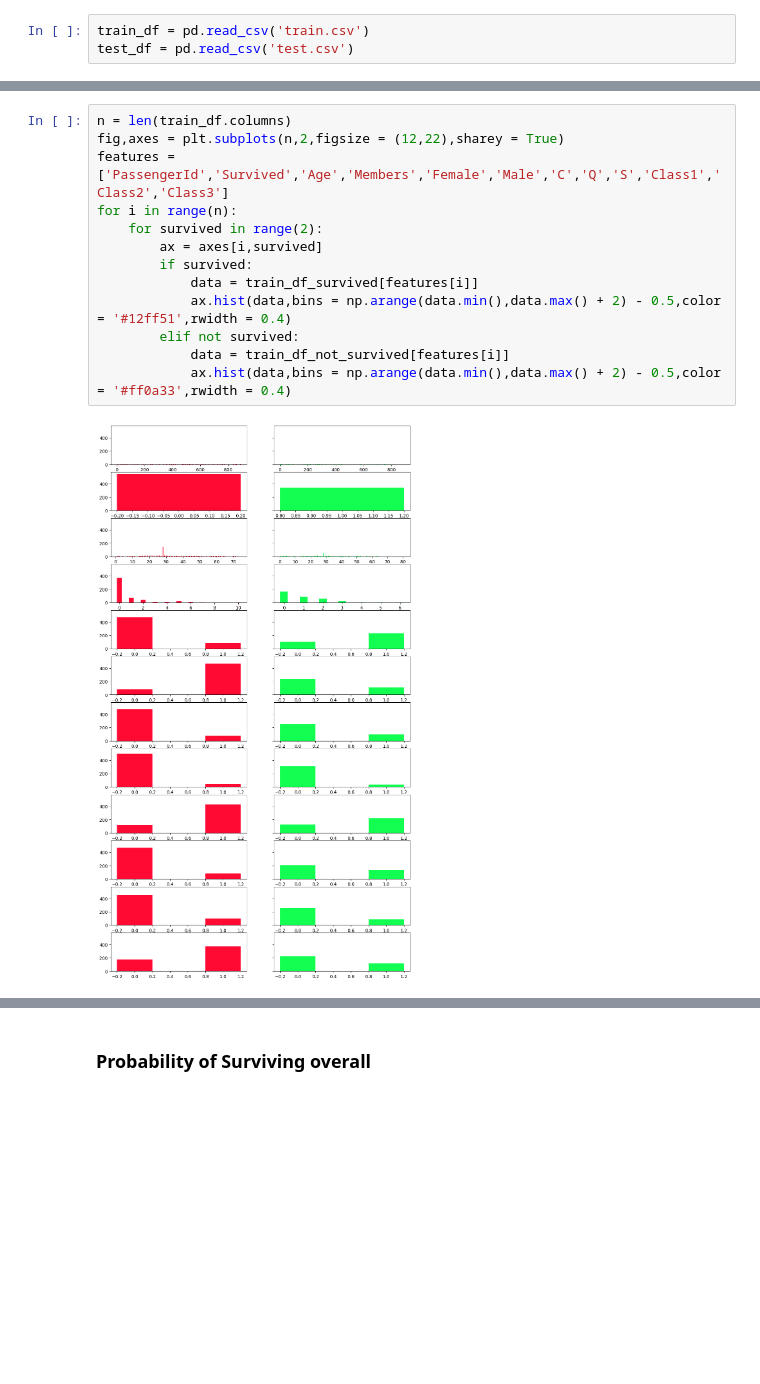
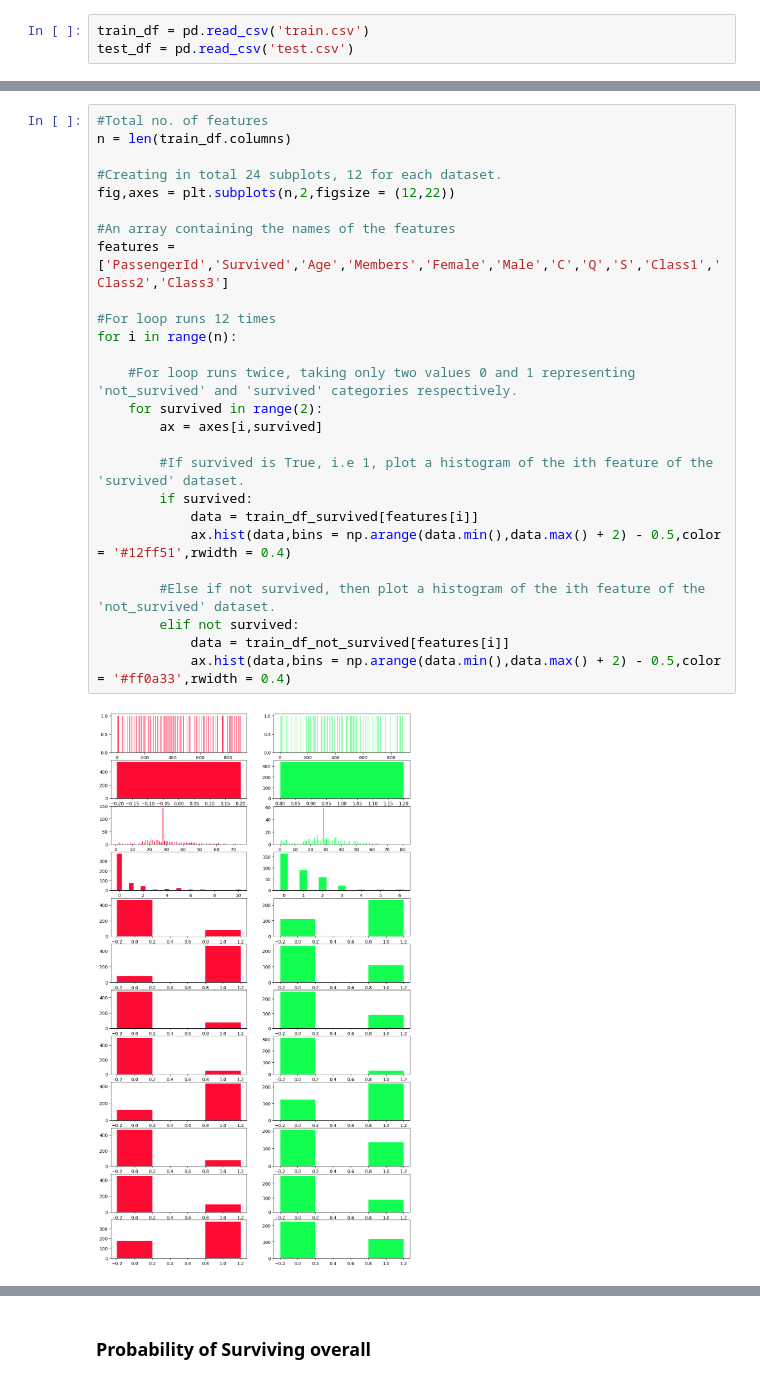
Before and after one commit to MehulChavan/Titanic_prediction, a Jupyter notebook: Titanic_prediction.ipynb, the cells around one changed output, grey strips where cells are left out. Drawn from its saved outputs; the diff is of its cells as text; blank space fills up the shorter version.

```diff
--- a/Titanic_prediction.ipynb
+++ b/Titanic_prediction.ipynb
@@ -107,15 +153,28 @@ train_df_survived,train_df_not_survived = split_dataset(train_df)
 # %%
+#Total no. of features
 n = len(train_df.columns)
-fig,axes = plt.subplots(n,2,figsize = (12,22),sharey = True)
+
+#Creating in total 24 subplots, 12 for each dataset.
+fig,axes = plt.subplots(n,2,figsize = (12,22))
+
+#An array containing the names of the features
 features = ['PassengerId','Survived','Age','Members','Female','Male','C','Q','S','Class1','Class2','Class3']
+
+#For loop runs 12 times
 for i in range(n):
+
+    #For loop runs twice, taking only two values 0 and 1 representing 'not_survived' and 'survived' categories respectively.
     for survived in range(2):
         ax = axes[i,survived]
+
+        #If survived is True, i.e 1, plot a histogram of the ith feature of the 'survived' dataset.
         if survived:
             data = train_df_survived[features[i]]
             ax.hist(data,bins = np.arange(data.min(),data.max() + 2) - 0.5,color = '#12ff51',rwidth = 0.4)
+
+        #Else if not survived, then plot a histogram of the ith feature of the 'not_survived' dataset.
         elif not survived:
             data = train_df_not_survived[features[i]]
             ax.hist(data,bins = np.arange(data.min(),data.max() + 2) - 0.5,color = '#ff0a33',rwidth = 0.4)
 # %% [output]
-[figure, old version]
+[figure, new version]
```
Also changed, not shown: parts of 43 cells of this notebook.
